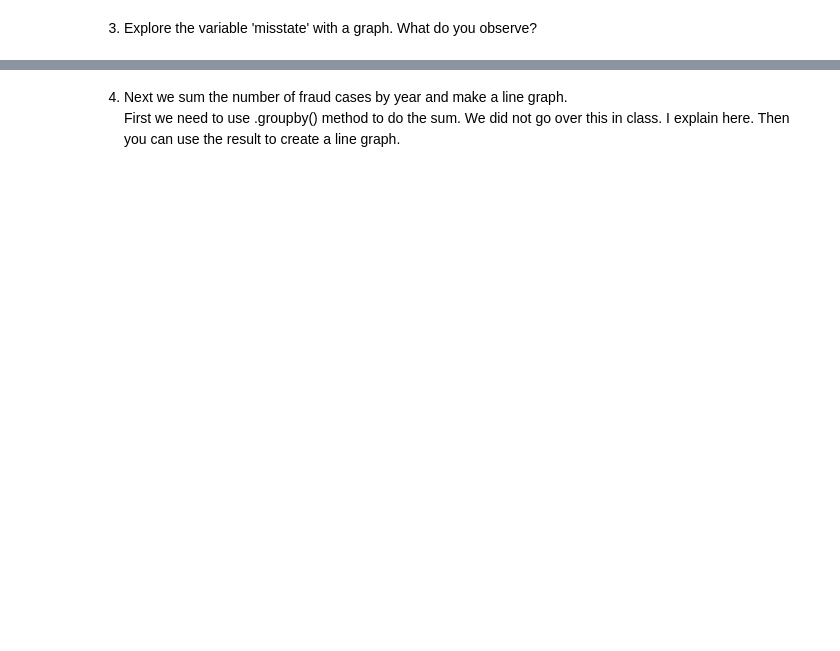
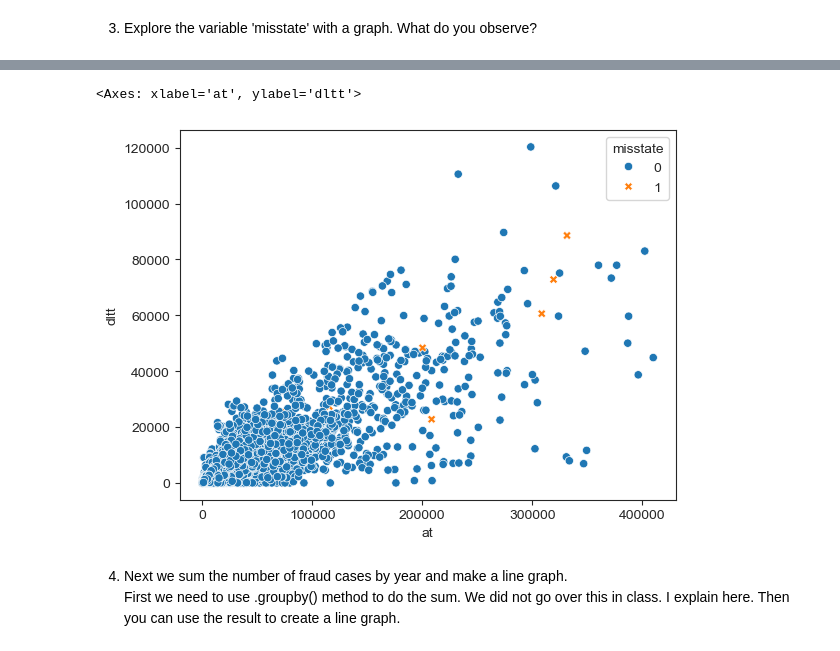
Before and after one commit to emilyneaville/DSCI-5240, a Jupyter notebook: Assignment 3/DSCI5240 Assignment 3-Logistic Regression.ipynb, the cells around one changed output, grey strips where cells are left out. Cells and saved outputs as stored; diff of their text form; code cells hidden in the pictures; blank space fills up the shorter version.

```diff
--- a/Assignment 3/DSCI5240 Assignment 3-Logistic Regression.ipynb
+++ b/Assignment 3/DSCI5240 Assignment 3-Logistic Regression.ipynb
@@ -22,3 +146,11 @@ You may find the description of variables in the Word document.
+# %%
+# Comparing against total assets and long term debt to see if companies in debt are more likely to be fraudulent
+import seaborn as sns
+sns.scatterplot(data = accounting_df, x = accounting_df['at'], y = accounting_df['dltt'],
+                style = accounting_df['misstate'], hue = accounting_df['misstate'])
+# %% [output]
+<Axes: xlabel='at', ylabel='dltt'>
+[figure, added]
 # %% [markdown]
 4. Next we sum the number of fraud cases by year and make a line graph.<br>
 First we need to use .groupby() method to do the sum. We did not go over this in class. I explain here.
```
Also changed, not shown: parts of 10 cells of this notebook.
